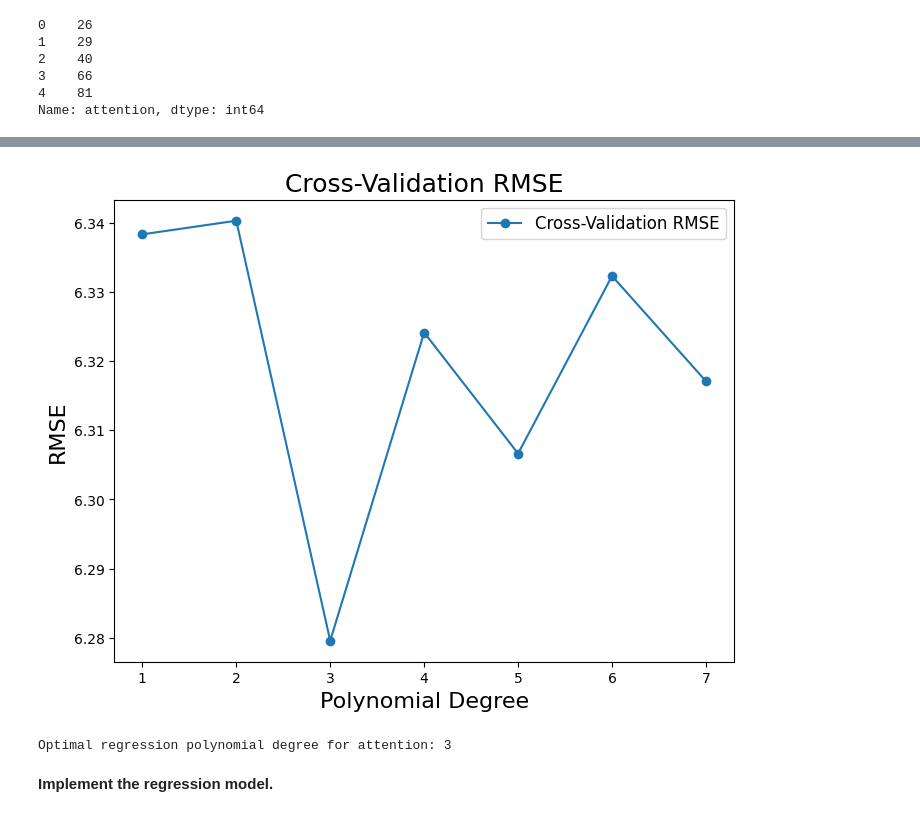
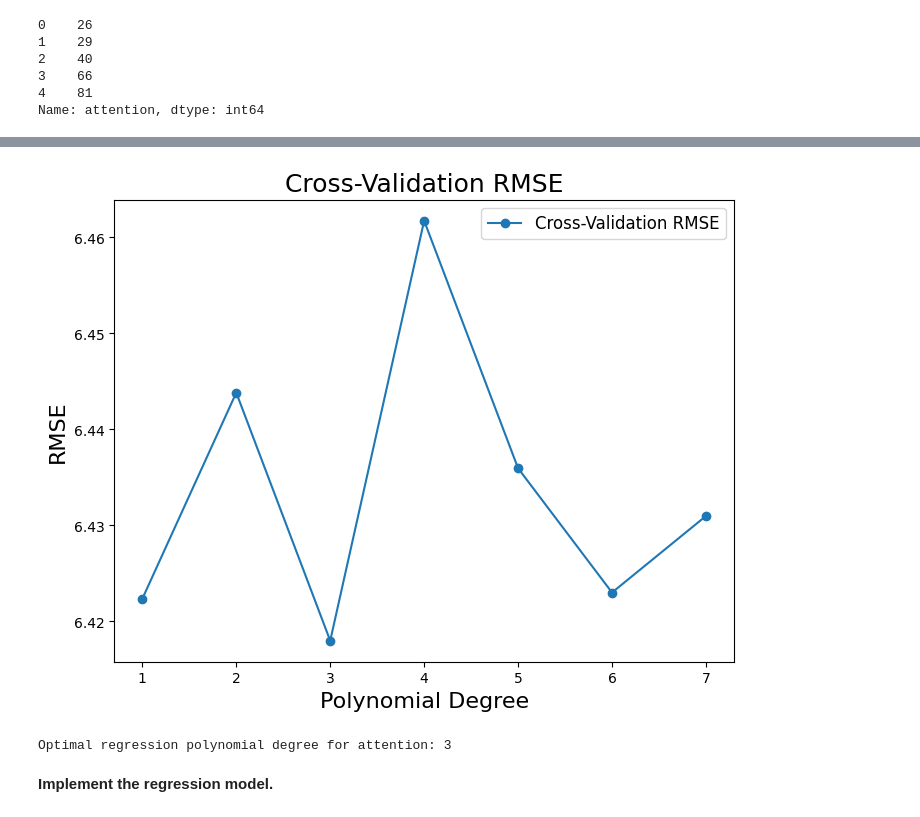
Before and after one commit to ayushilal20/MindWave-Predicting-Mental-States-through-EEG-Data, a Jupyter notebook: Sleepiness/sleepiness_regression.ipynb, the cells around one changed output, grey strips where cells are left out. Cells and saved outputs as stored; diff of their text form; code cells hidden in the pictures.

Commit message:
added feature selection

```diff
--- a/Sleepiness/sleepiness_regression.ipynb
+++ b/Sleepiness/sleepiness_regression.ipynb
@@ -116,3 +162,5 @@ y_attention.head()
 3    66
 4    81
 Name: attention, dtype: int64
+# %%
+X_attention_preprocessed = perform_feature_selection(X, y_attention, 0.9)
@@ -119,8 +178,8 @@ Name: attention, dtype: int64
 # %%
-optimal_attention_regression_degree = k_folds_cross_validation(X, y_attention)
+optimal_attention_regression_degree = k_folds_cross_validation(X_attention_preprocessed, y_attention)
 print("Optimal regression polynomial degree for attention:", optimal_attention_regression_degree)
 # %% [output]
-[figure, old version]
+[figure, new version]
 Optimal regression polynomial degree for attention: 3
 # %% [markdown]
 **Implement the regression model.**
```
Also changed, not shown: parts of 4 cells of this notebook.
